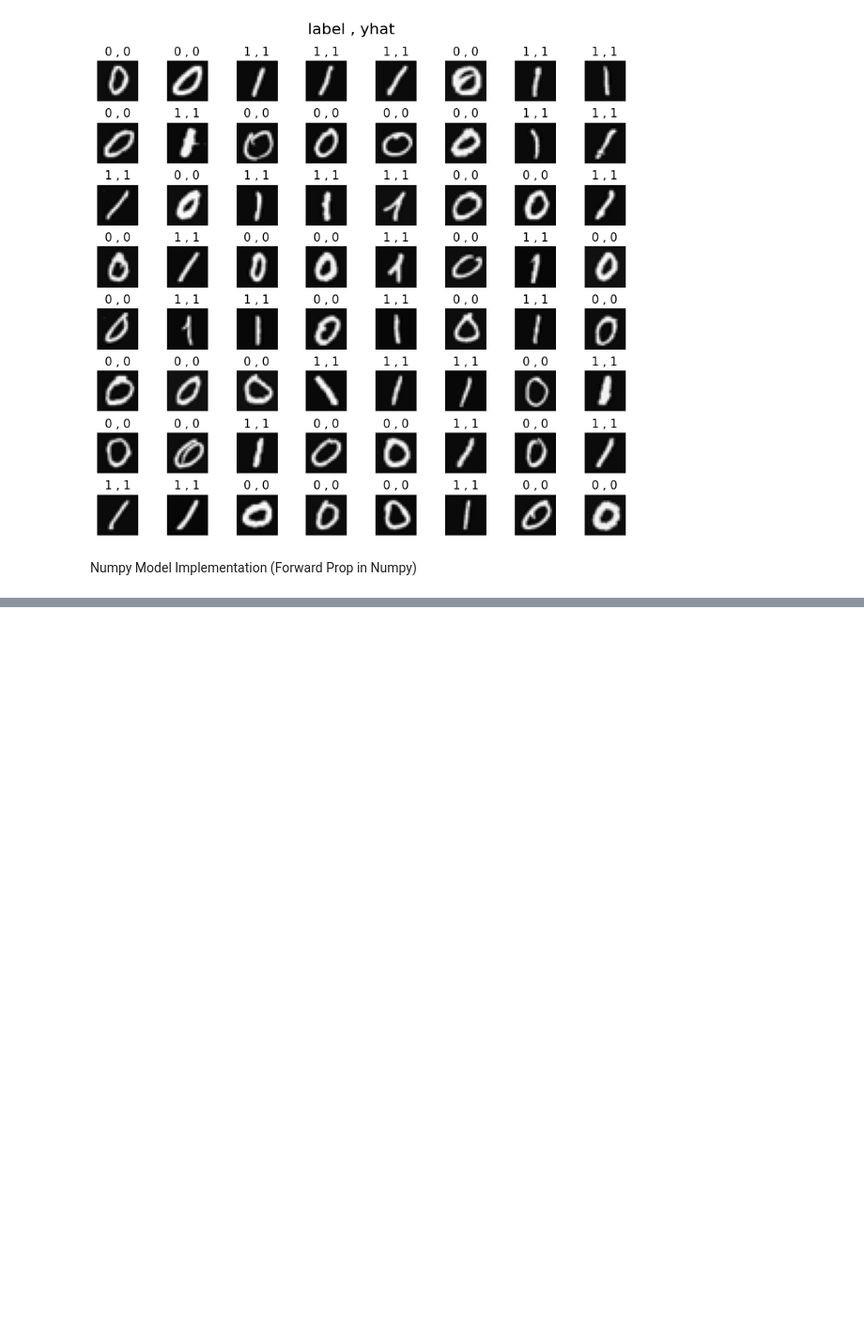
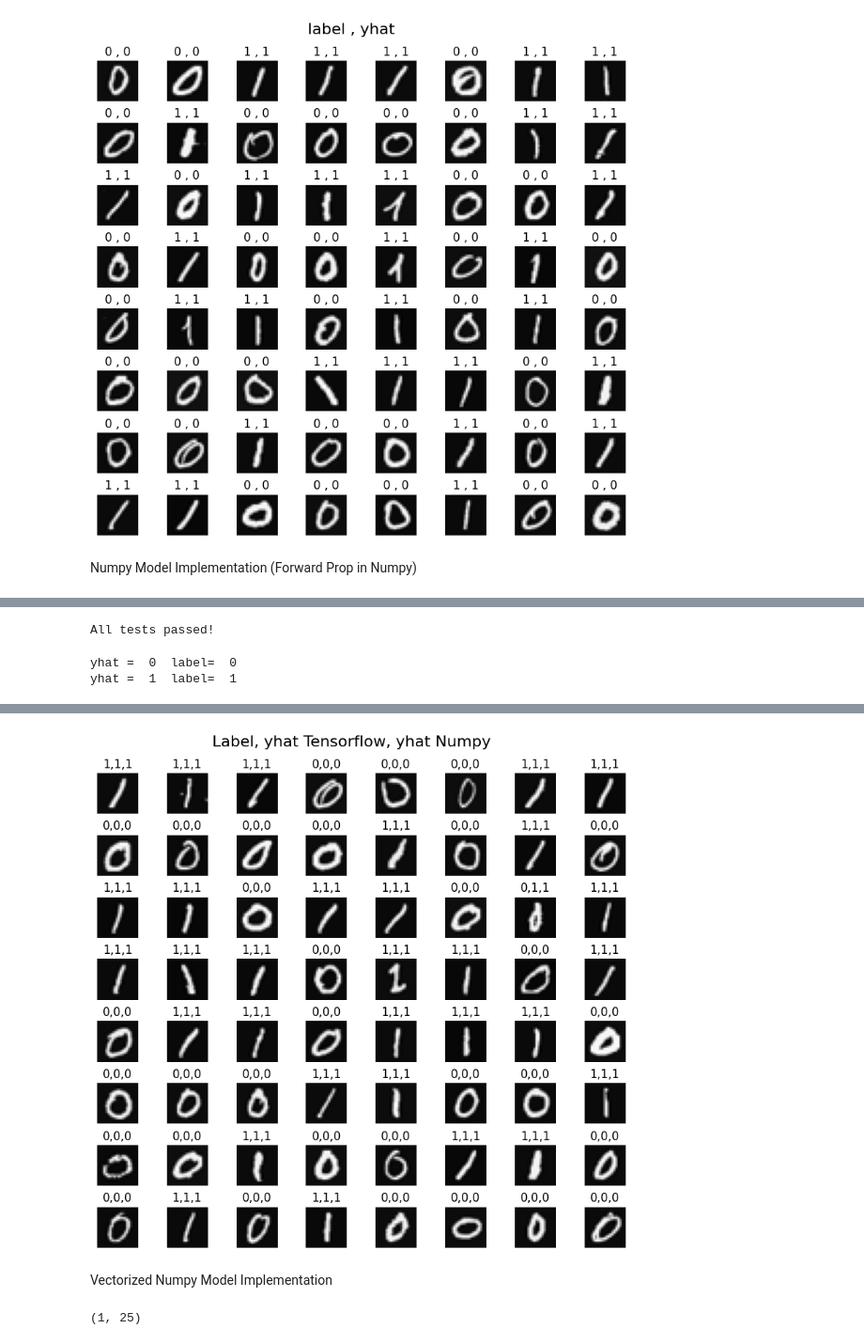
Before and after one commit to Roshanchau/learning_ML, a Jupyter notebook: Advanced_learning_algorithms/4_binary_digit_recognition_NeuNet.ipynb, the cells around one changed output, grey strips where cells are left out. Shown at 94% size. Cells and saved outputs as stored; diff of their text form; code cells hidden in the pictures; blank space fills up the shorter version.

```diff
--- a/Advanced_learning_algorithms/4_binary_digit_recognition_NeuNet.ipynb
+++ b/Advanced_learning_algorithms/4_binary_digit_recognition_NeuNet.ipynb
@@ -254,0 +255,66 @@ NameError: name 'sigmoid' is not defined
+# %%
+test_c2(my_dense)
+# %% [output]
+All tests passed!
+# %%
+def my_sequential(x , W1 , b1 , W2 , b2 , W3 , b3):
+    a1=my_dense(x  , W1 , b1 , sigmoid)
+    a2=my_dense(a1 , W2 , b2 , sigmoid)
+    a3=my_dense(a2 , W3 , b3 , sigmoid)
+    return(a3)
+# %%
+W1_tmp,b1_tmp = layer1.get_weights()
+W2_tmp,b2_tmp = layer2.get_weights()
+W3_tmp,b3_tmp = layer3.get_weights()
+# %%
+# make predictions
+prediction = my_sequential(X[0], W1_tmp, b1_tmp, W2_tmp, b2_tmp, W3_tmp, b3_tmp )
+if prediction >= 0.5:
+    yhat = 1
+else:
+    yhat = 0
+print( "yhat = ", yhat, " label= ", y[0,0])
+prediction = my_sequential(X[500], W1_tmp, b1_tmp, W2_tmp, b2_tmp, W3_tmp, b3_tmp )
+if prediction >= 0.5:
+    yhat = 1
+else:
+    yhat = 0
+print( "yhat = ", yhat, " label= ", y[500,0])
+# %% [output]
+yhat =  0  label=  0
+yhat =  1  label=  1
+# %%
+import warnings
+warnings.simplefilter(action='ignore', category=FutureWarning)
+# You do not need to modify anything in this cell
+
+m, n = X.shape
+
+fig, axes = plt.subplots(8,8, figsize=(8,8))
+fig.tight_layout(pad=0.1,rect=[0, 0.03, 1, 0.92]) #[left, bottom, right, top]
+
+for i,ax in enumerate(axes.flat):
+    # Select random indices
+    random_index = np.random.randint(m)
+
+    # Select rows corresponding to the random indices and
+    # reshape the image
+    X_random_reshaped = X[random_index].reshape((20,20)).T
+
+    # Display the image
+    ax.imshow(X_random_reshaped, cmap='gray')
+
+    # Predict using the Neural Network implemented in Numpy
+    my_prediction = my_sequential(X[random_index], W1_tmp, b1_tmp, W2_tmp, b2_tmp, W3_tmp, b3_tmp )
+    my_yhat = int(my_prediction >= 0.5)
+
+    # Predict using the Neural Network implemented in Tensorflow
+    tf_prediction = model.predict(X[random_index].reshape(1,400))
+    tf_yhat = int(tf_prediction >= 0.5)
+
+    # Display the label above the image
+    ax.set_title(f"{y[random_index,0]},{tf_yhat},{my_yhat}")
+    ax.set_axis_off()
+fig.suptitle("Label, yhat Tensorflow, yhat Numpy", fontsize=16)
+plt.show()
+# %% [output]
@@ -254,0 +339,10 @@ NameError: name 'sigmoid' is not defined
+[figure, added]
+# %% [markdown]
+Vectorized Numpy Model Implementation
+# %%
+x = X[0].reshape(-1,1)         # column vector (400,1)
+z1 = np.matmul(x.T,W1) + b1    # (1,400)(400,25) = (1,25)
+a1 = sigmoid(z1)
+print(a1.shape)
+# %% [output]
+(1, 25)
```
Also changed, not shown: parts of 11 cells of this notebook, 6 other files.
